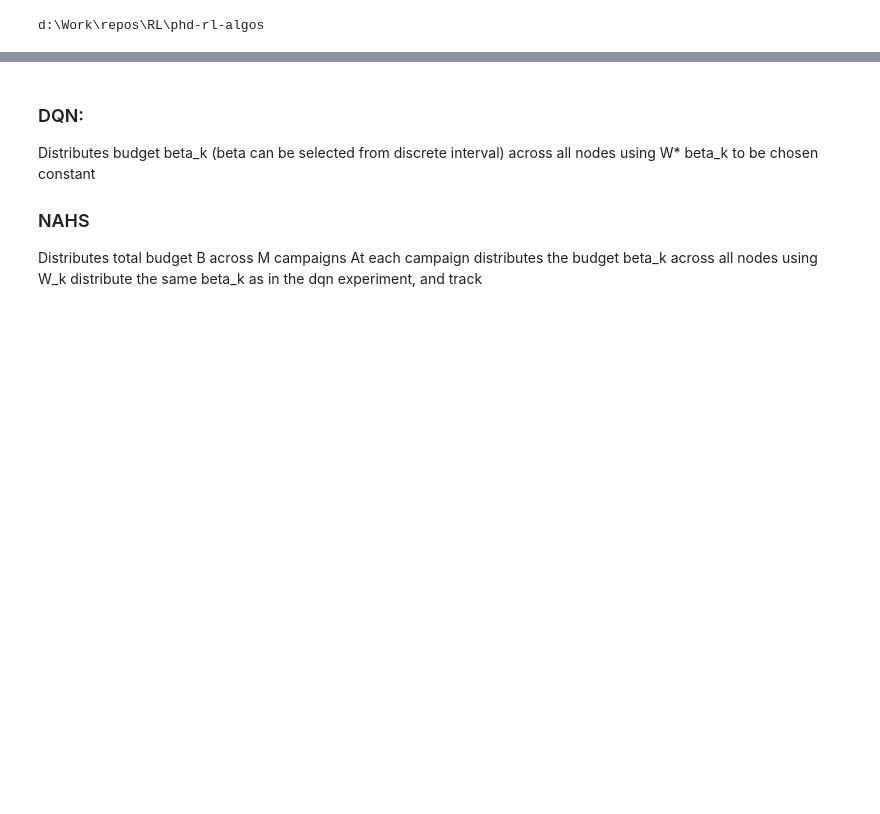
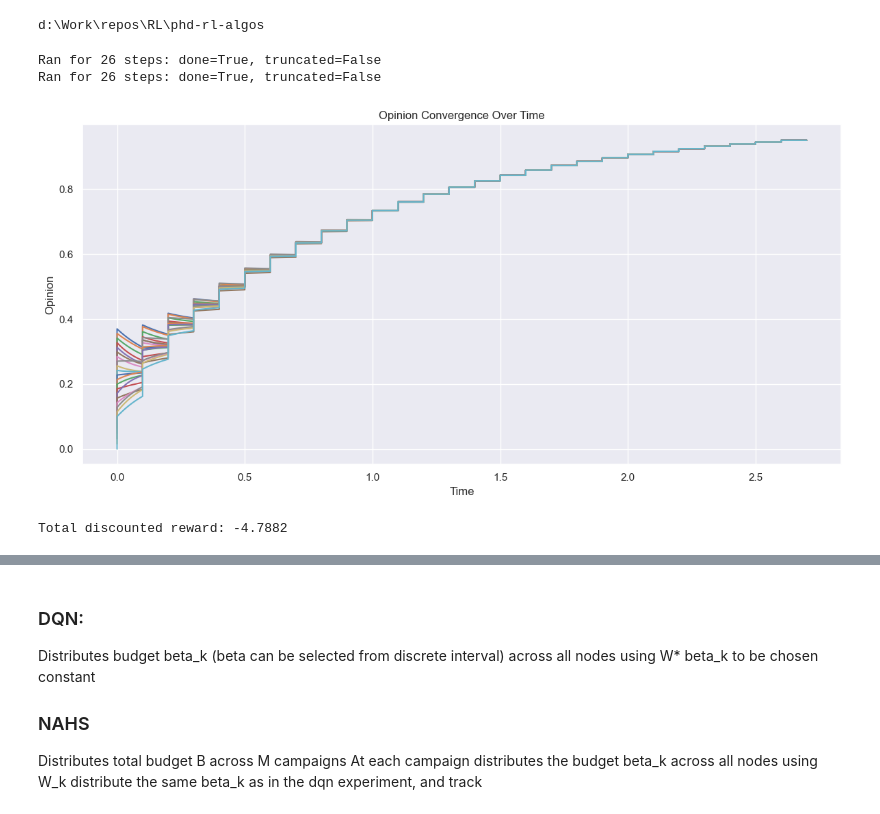
Before and after one commit to mariusdgm/phd-rl-algos, a Jupyter notebook: dqn/opinion_dynamics/experiments/baseline_dp_od.ipynb, the cells around one changed output, grey strips where cells are left out. Saved outputs shown, nothing was run; the diff lists cells and outputs as text; code cells hidden in the pictures; blank space fills up the shorter version.

```diff
--- a/dqn/opinion_dynamics/experiments/baseline_dp_od.ipynb
+++ b/dqn/opinion_dynamics/experiments/baseline_dp_od.ipynb
@@ -50,53 +54,66 @@ def run_policy(env, policy, nx, step_duration, max_steps=1000):
     N = env.num_agents
     time_points = []
     rewards_over_time = []
+    actions_over_time = []
+
     current_time = 0.0
     state, _ = env.reset()
     opinions_over_time = [state]
     grids = create_state_grid(N, nx)
 
     for step in range(max_steps):
         idx = tuple(np.abs(grids[i] - state[i]).argmin() for i in range(N))
         action = policy.get(idx, np.zeros(N))
 
         # print(action)
         next_state, reward, done, truncated, _ = env.step(action, env.tau)
 
         opinions_over_time.append(next_state.copy())
         rewards_over_time.append(reward)
+        actions_over_time.append(action)
         time_points.append(current_time)
         # print(f"Step: {step}, Time: {current_time}, Reward: {reward}")
 
         current_time += step_duration
         state = next_state
 
         if done or truncated:
             print(f"Ran for {step} steps: done={done}, truncated={truncated}")
             break
 
     print(f"Ran for {step} steps: done={done}, truncated={truncated}")
-    return np.array(opinions_over_time), np.array(time_points), np.array(rewards_over_time)
+    return np.array(opinions_over_time), np.array(time_points), np.array(rewards_over_time), np.array(actions_over_time)
 
 
-# env = build_environment()
-# num_steps = 100
-# nx = 8
+env = build_environment()
+num_steps = 100
+nx = 2
+available_budget = 2
 
-# # policy_broadcast = generate_full_control_policy(env, nx)
-# policy_broadcast = generate_control_from_vector(env, nx, [0.4, 0.2, 0.0, 0.0])
+# policy_broadcast = generate_full_control_policy(env, nx)
+policy_uniform = np.full(env.num_agents, available_budget / env.num_agents)
+policy_broadcast = generate_control_from_vector(env, nx, policy_uniform)
 
-# opinions_over_time, time_points, rewards = run_policy(env, policy_broadcast, nx=nx, step_duration=env.tau, max_steps=num_steps)
-# plot_opinions_over_time(opinions_over_time)
+opinions_over_time, time_points, rewards, actions = run_policy(env, policy_broadcast, nx=nx, step_duration=env.tau, max_steps=num_steps)
 
-# # sum(rewards)
+interpolated_opinions, interpolated_times = interpolate_opinion_trajectory(
+    env, opinions_over_time, actions, n_substeps=10
+)
 
-# gamma = 0.9
+# Plot
+plot_opinions_over_time(interpolated_opinions, time_points=interpolated_times)
 
-# total_value = 0
-# for i, r in enumerate(rewards):
-#     total_value = total_value + (gamma**i) * r
+# sum(rewards)
 
-# total_value
+gamma = 0.9
+
+total_value = sum((gamma ** i) * r for i, r in enumerate(rewards))
+print(f"Total discounted reward: {total_value:.4f}")
+# %% [output]
+Ran for 26 steps: done=True, truncated=False
+Ran for 26 steps: done=True, truncated=False
+[figure, added]
+Total discounted reward: -4.7882
 # %%
 # sum(rewards)
 # %%
```
Also changed, not shown: parts of 3 cells of this notebook, 7 other files.
